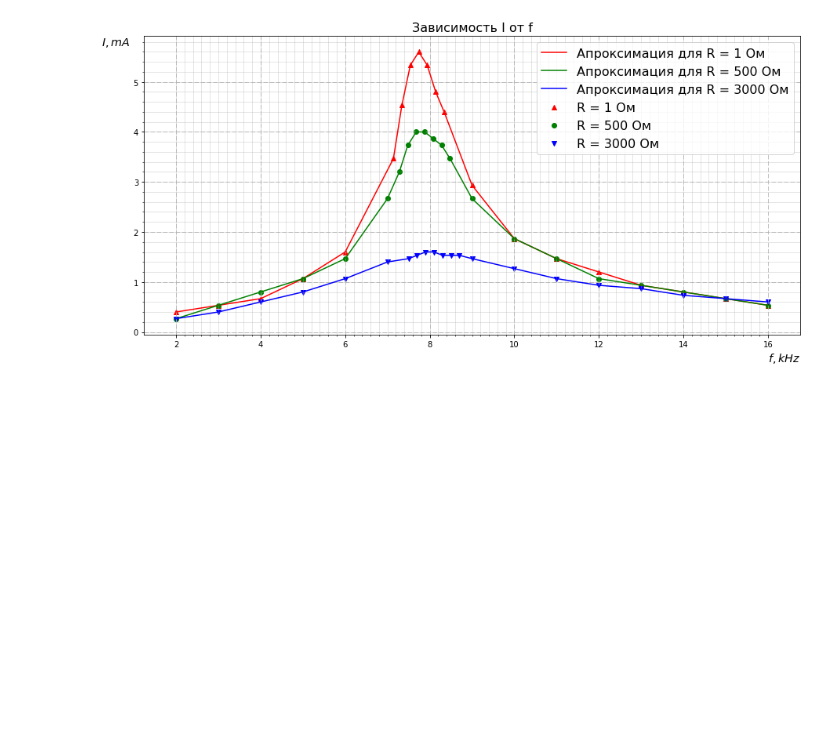
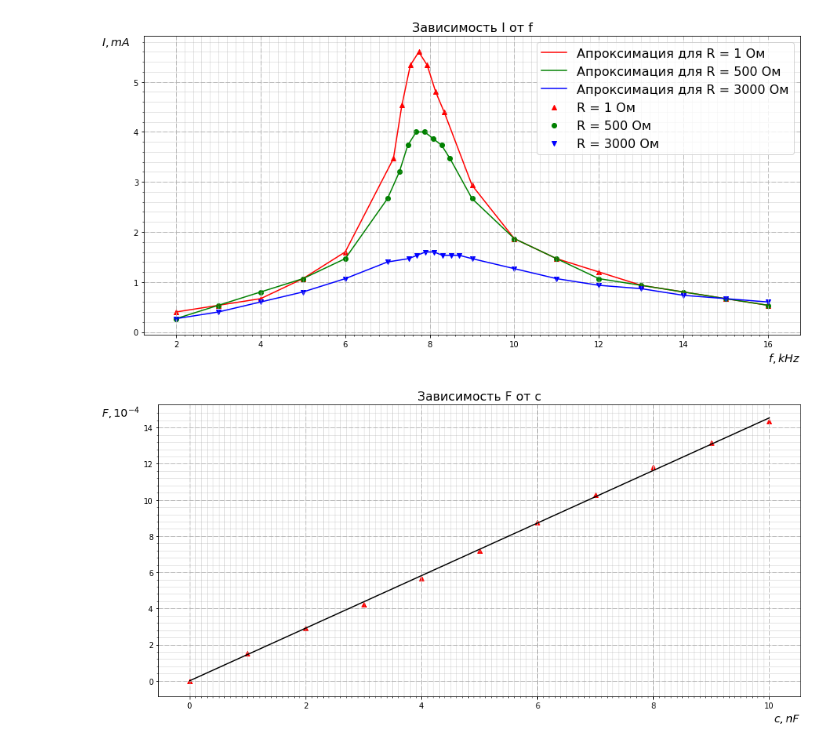
Before and after one commit to svinkapeppa/5-term, a Jupyter notebook: physics/2.2.ipynb, the cells around one changed output. Cells and saved outputs as stored; diff of their text form; code cells hidden in the pictures; blank space fills up the shorter version.

```diff
--- a/physics/2.2.ipynb
+++ b/physics/2.2.ipynb
@@ -4,2 +5,8 @@ import matplotlib.pyplot as plt
 %matplotlib inline
+# %%
+def getk(x, y):
+    return np.mean(x * y) / np.mean(x ** 2)
+
+def geterr(x, y, n):
+    return sqrt(np.mean(y ** 2) / np.mean(x ** 2) - getklow(x, y) ** 2) / sqrt(n)
 # %%
@@ -43,3 +49,30 @@ plt.grid(ls='--')
 plt.show()
 # %% [output]
 [figure]
+# %%
+c = np.array([0., 1., 2., 3., 4., 5., 6., 7., 8., 9., 10.])
+f = np.array([13., 9.3, 7.76, 6.68, 5.93, 5.38, 4.96, 4.63, 4.39, 4.2])
+F = [0] + 10000 / ((2 * pi * f) ** 2)
+F = np.concatenate(([0], F))
+# %%
+k = getk(c, F)
+# %%
+fig = plt.figure(figsize=(15,7))
+
+ax = fig.gca()
+ax.set_xticks(np.arange(0, 10, 0.1), minor=True)
+ax.set_yticks(np.arange(0., 15., 0.4), minor=True)
+ax.grid(which='minor', alpha=0.4, linestyle='-')
+
+plt.scatter(c, F, c='r', marker='^')
+plt.plot(c, c*k, color='black')
+
+plt.xlabel(r'$c, nF$', horizontalalignment='right', fontsize='x-large', x=1)
+h = plt.ylabel(r'$F, 10^{-4}$', verticalalignment='top', fontsize='x-large', horizontalalignment='right', y=1)
+h.set_rotation(0)
+
+plt.title('Зависимость F от c', fontsize=16)
+plt.grid(ls='--')
+plt.show()
+# %% [output]
+[figure, added]
```
Also changed, not shown: parts of 2 cells of this notebook.
